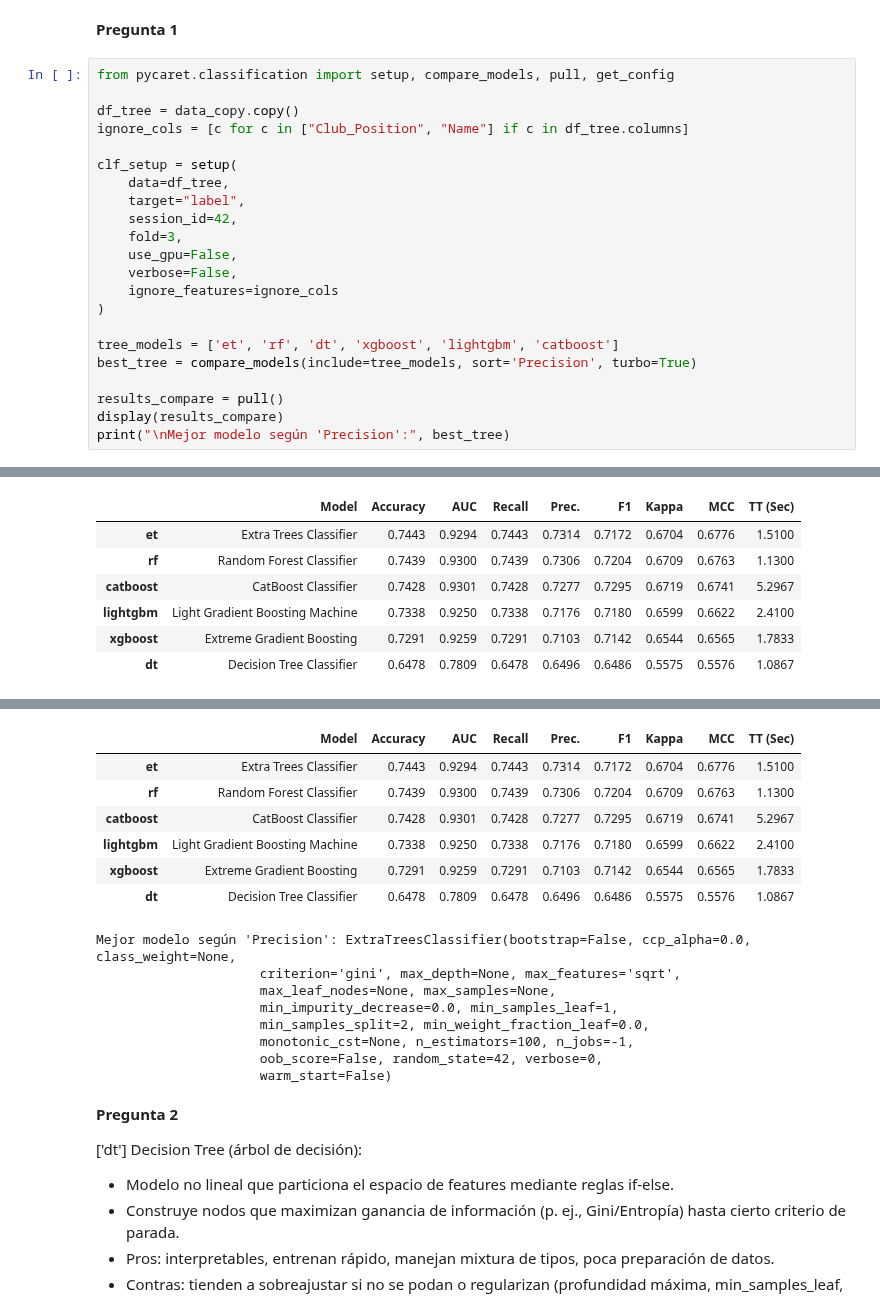
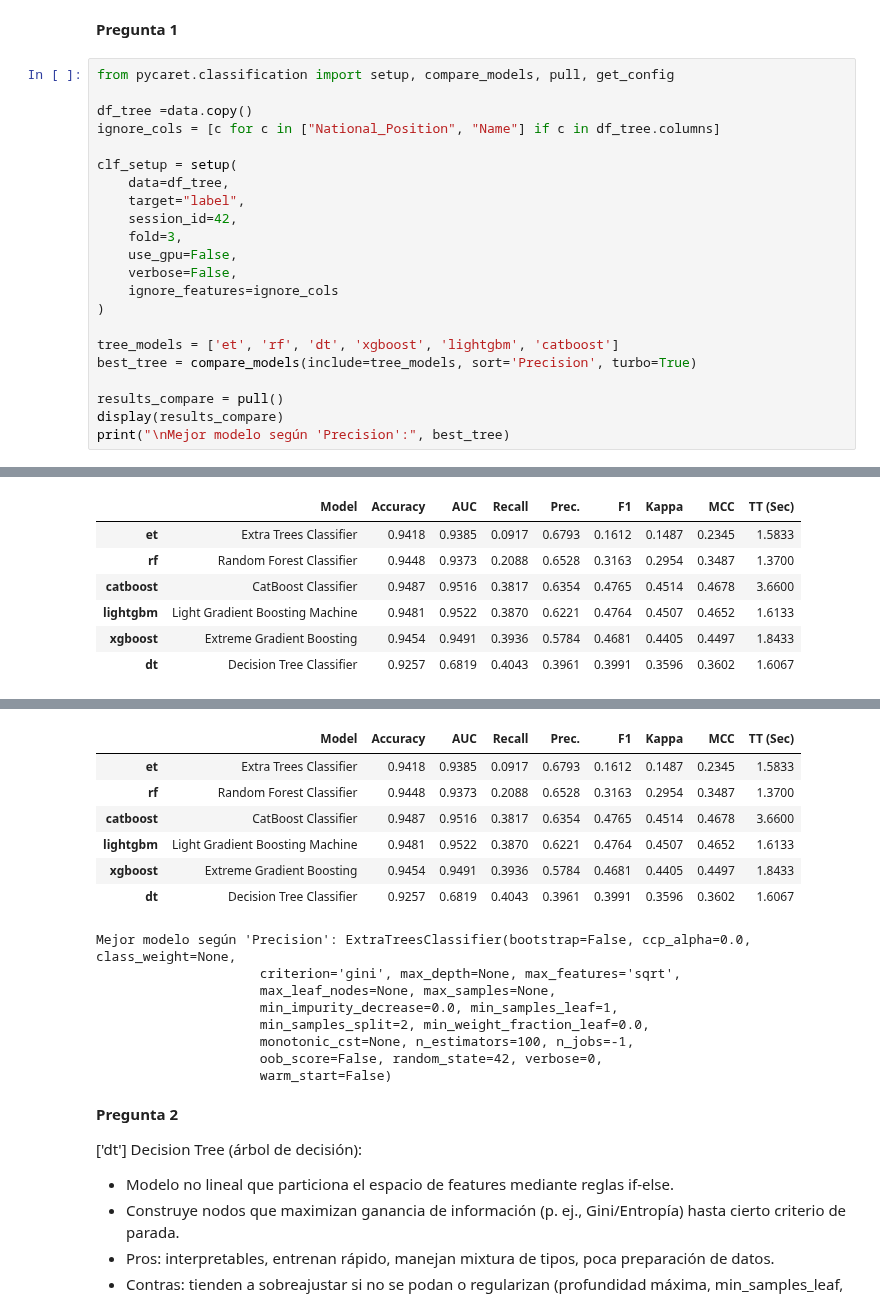
Before and after one commit to Tamaracarrasco/TamoJosha-Lab-de-Prog-MDS-Prim2025, a Jupyter notebook: Laboratorios/Laboratorio_5/Lab5_enunciado.ipynb, the cells around one changed output, grey strips where cells are left out. Saved outputs shown, nothing was run; the diff lists cells and outputs as text.

```diff
--- a/Laboratorios/Laboratorio_5/Lab5_enunciado.ipynb
+++ b/Laboratorios/Laboratorio_5/Lab5_enunciado.ipynb
@@ -924,42 +924,42 @@ Para la comparación, utilice los siguientes modelos:
 # %%
 from pycaret.classification import setup, compare_models, pull, get_config
 
-df_tree = data_copy.copy()
-ignore_cols = [c for c in ["Club_Position", "Name"] if c in df_tree.columns]
+df_tree =data.copy()
+ignore_cols = [c for c in ["National_Position", "Name"] if c in df_tree.columns]
 
 clf_setup = setup(
     data=df_tree,
     target="label",
     session_id=42,
     fold=3,
     use_gpu=False,
     verbose=False,
     ignore_features=ignore_cols
 )
 
 tree_models = ['et', 'rf', 'dt', 'xgboost', 'lightgbm', 'catboost']
 best_tree = compare_models(include=tree_models, sort='Precision', turbo=True)
 
 results_compare = pull()
 display(results_compare)
 print("\nMejor modelo según 'Precision':", best_tree)
 # %% [output]
 [interactive output not drawn]
 |  | Model | Accuracy | AUC | Recall | Prec. | F1 | Kappa | MCC | TT (Sec) |
-| et | Extra Trees Classifier | 0.7443 | 0.9294 | 0.7443 | 0.7314 | 0.7172 | 0.6704 | 0.6776 | 1.5100 |
-| rf | Random Forest Classifier | 0.7439 | 0.9300 | 0.7439 | 0.7306 | 0.7204 | 0.6709 | 0.6763 | 1.1300 |
-| catboost | CatBoost Classifier | 0.7428 | 0.9301 | 0.7428 | 0.7277 | 0.7295 | 0.6719 | 0.6741 | 5.2967 |
-| lightgbm | Light Gradient Boosting Machine | 0.7338 | 0.9250 | 0.7338 | 0.7176 | 0.7180 | 0.6599 | 0.6622 | 2.4100 |
-| xgboost | Extreme Gradient Boosting | 0.7291 | 0.9259 | 0.7291 | 0.7103 | 0.7142 | 0.6544 | 0.6565 | 1.7833 |
-| dt | Decision Tree Classifier | 0.6478 | 0.7809 | 0.6478 | 0.6496 | 0.6486 | 0.5575 | 0.5576 | 1.0867 |
+| et | Extra Trees Classifier | 0.9418 | 0.9385 | 0.0917 | 0.6793 | 0.1612 | 0.1487 | 0.2345 | 1.5833 |
+| rf | Random Forest Classifier | 0.9448 | 0.9373 | 0.2088 | 0.6528 | 0.3163 | 0.2954 | 0.3487 | 1.3700 |
+| catboost | CatBoost Classifier | 0.9487 | 0.9516 | 0.3817 | 0.6354 | 0.4765 | 0.4514 | 0.4678 | 3.6600 |
+| lightgbm | Light Gradient Boosting Machine | 0.9481 | 0.9522 | 0.3870 | 0.6221 | 0.4764 | 0.4507 | 0.4652 | 1.6133 |
+| xgboost | Extreme Gradient Boosting | 0.9454 | 0.9491 | 0.3936 | 0.5784 | 0.4681 | 0.4405 | 0.4497 | 1.8433 |
+| dt | Decision Tree Classifier | 0.9257 | 0.6819 | 0.4043 | 0.3961 | 0.3991 | 0.3596 | 0.3602 | 1.6067 |
 [interactive output not drawn]
 |  | Model | Accuracy | AUC | Recall | Prec. | F1 | Kappa | MCC | TT (Sec) |
-| et | Extra Trees Classifier | 0.7443 | 0.9294 | 0.7443 | 0.7314 | 0.7172 | 0.6704 | 0.6776 | 1.5100 |
-| rf | Random Forest Classifier | 0.7439 | 0.9300 | 0.7439 | 0.7306 | 0.7204 | 0.6709 | 0.6763 | 1.1300 |
-| catboost | CatBoost Classifier | 0.7428 | 0.9301 | 0.7428 | 0.7277 | 0.7295 | 0.6719 | 0.6741 | 5.2967 |
-| lightgbm | Light Gradient Boosting Machine | 0.7338 | 0.9250 | 0.7338 | 0.7176 | 0.7180 | 0.6599 | 0.6622 | 2.4100 |
-| xgboost | Extreme Gradient Boosting | 0.7291 | 0.9259 | 0.7291 | 0.7103 | 0.7142 | 0.6544 | 0.6565 | 1.7833 |
-| dt | Decision Tree Classifier | 0.6478 | 0.7809 | 0.6478 | 0.6496 | 0.6486 | 0.5575 | 0.5576 | 1.0867 |
+| et | Extra Trees Classifier | 0.9418 | 0.9385 | 0.0917 | 0.6793 | 0.1612 | 0.1487 | 0.2345 | 1.5833 |
+| rf | Random Forest Classifier | 0.9448 | 0.9373 | 0.2088 | 0.6528 | 0.3163 | 0.2954 | 0.3487 | 1.3700 |
+| catboost | CatBoost Classifier | 0.9487 | 0.9516 | 0.3817 | 0.6354 | 0.4765 | 0.4514 | 0.4678 | 3.6600 |
+| lightgbm | Light Gradient Boosting Machine | 0.9481 | 0.9522 | 0.3870 | 0.6221 | 0.4764 | 0.4507 | 0.4652 | 1.6133 |
+| xgboost | Extreme Gradient Boosting | 0.9454 | 0.9491 | 0.3936 | 0.5784 | 0.4681 | 0.4405 | 0.4497 | 1.8433 |
+| dt | Decision Tree Classifier | 0.9257 | 0.6819 | 0.4043 | 0.3961 | 0.3991 | 0.3596 | 0.3602 | 1.6067 |
 Mejor modelo según 'Precision': ExtraTreesClassifier(bootstrap=False, ccp_alpha=0.0, class_weight=None,
                      criterion='gini', max_depth=None, max_features='sqrt',
                      max_leaf_nodes=None, max_samples=None,
```
Also changed, not shown: parts of 9 cells of this notebook.
